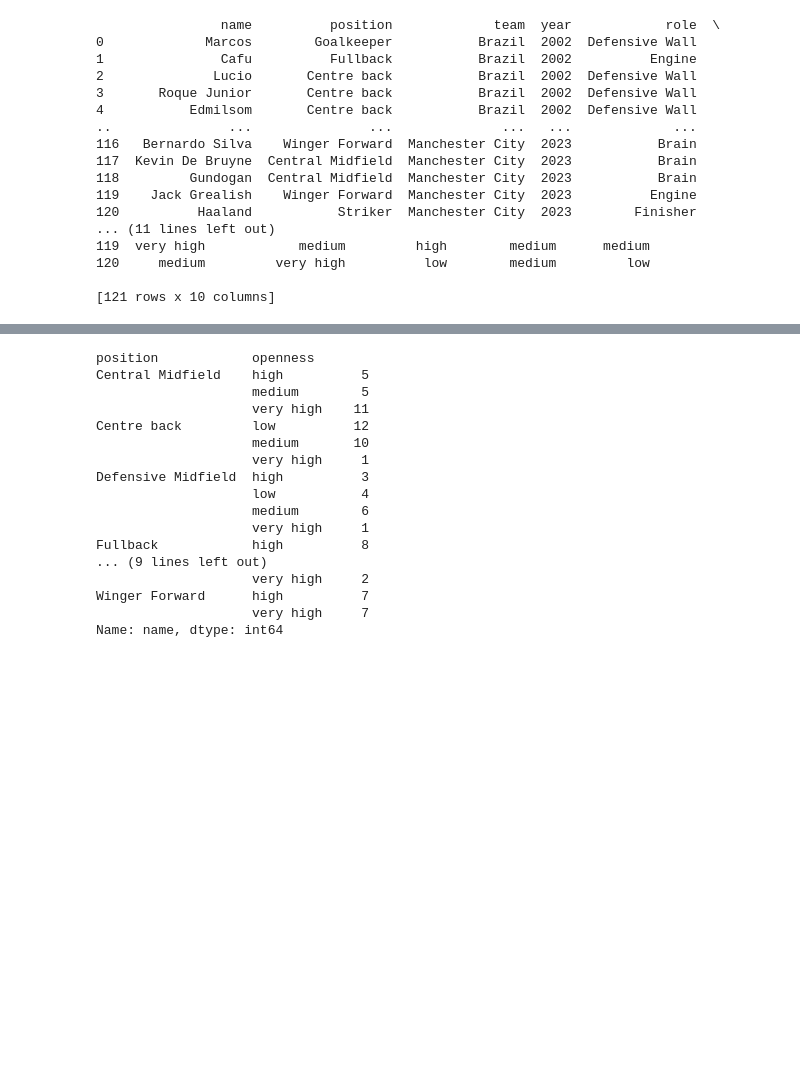
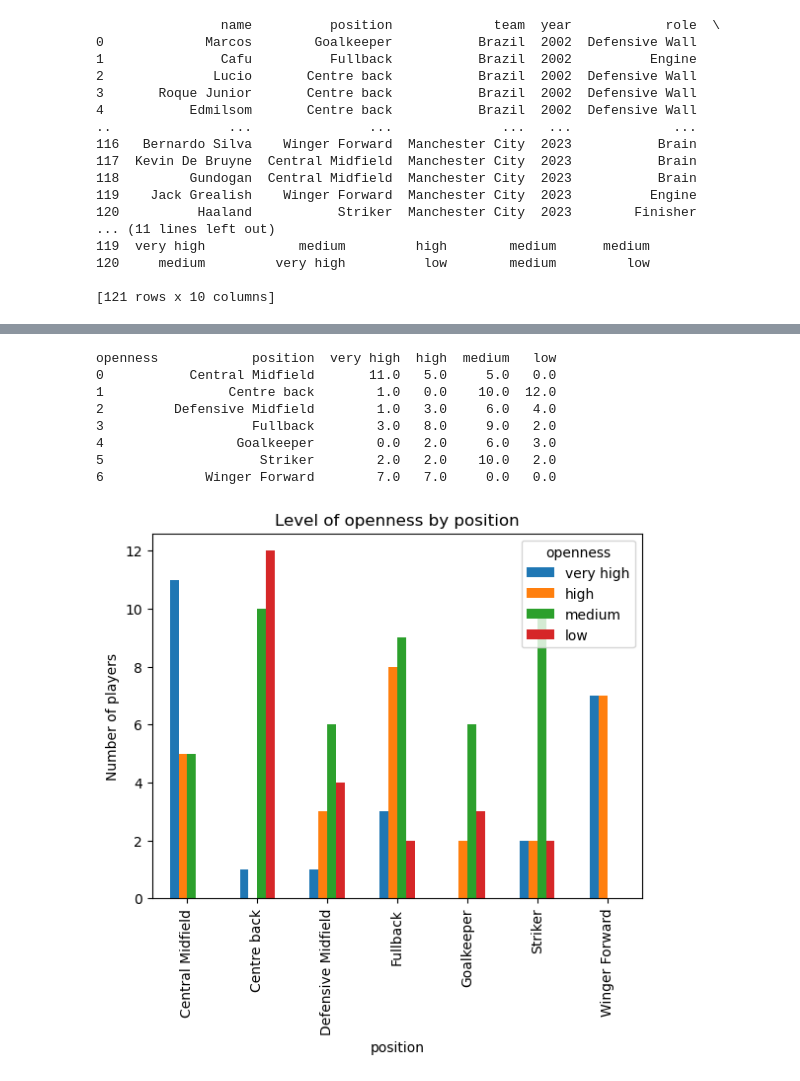
Before and after one commit to Cmb350/football_personalities_analysis, a Jupyter notebook: 7_Soccer_dashboard/football_players_personalities.ipynb, the cells around one changed output, grey strips where cells are left out. Drawn from its saved outputs; the diff is of its cells as text; code cells hidden in the pictures; blank space fills up the shorter version.

```diff
--- a/7_Soccer_dashboard/football_players_personalities.ipynb
+++ b/7_Soccer_dashboard/football_players_personalities.ipynb
@@ -30,21 +64,23 @@ print(df)
 # %%
 position_openness = df.groupby(['position','openness'])['name'].count()
-print(position_openness)
+
+position_openness = position_openness.reset_index()
+position_openness = position_openness.sort_values(by = ['position'], ascending = False)
+pivot_openness = position_openness.pivot_table(index = 'position', columns = 'openness', values = 'name')
+pivot_openness = pivot_openness.reset_index()
+pivot_openness = pivot_openness.fillna(0)
+pivot_openness = pivot_openness[['position', 'very high', 'high', 'medium', 'low']]
+
+pivot_openness.plot(kind = 'bar', x = 'position', ylabel = 'Number of players', title = 'Level of openness by position')
+print(pivot_openness)
+plt.show()
 # %% [output]
-position            openness
-Central Midfield    high          5
-                    medium        5
-                    very high    11
-Centre back         low          12
-                    medium       10
-                    very high     1
-Defensive Midfield  high          3
-                    low           4
-                    medium        6
-                    very high     1
-Fullback            high          8
-... (9 lines left out)
-                    very high     2
-Winger Forward      high          7
-                    very high     7
-Name: name, dtype: int64
+openness            position  very high  high  medium   low
+0           Central Midfield       11.0   5.0     5.0   0.0
+1                Centre back        1.0   0.0    10.0  12.0
+2         Defensive Midfield        1.0   3.0     6.0   4.0
+3                   Fullback        3.0   8.0     9.0   2.0
+4                 Goalkeeper        0.0   2.0     6.0   3.0
+5                    Striker        2.0   2.0    10.0   2.0
+6             Winger Forward        7.0   7.0     0.0   0.0
+[figure, added]
```
Also changed, not shown: parts of 12 cells of this notebook.
